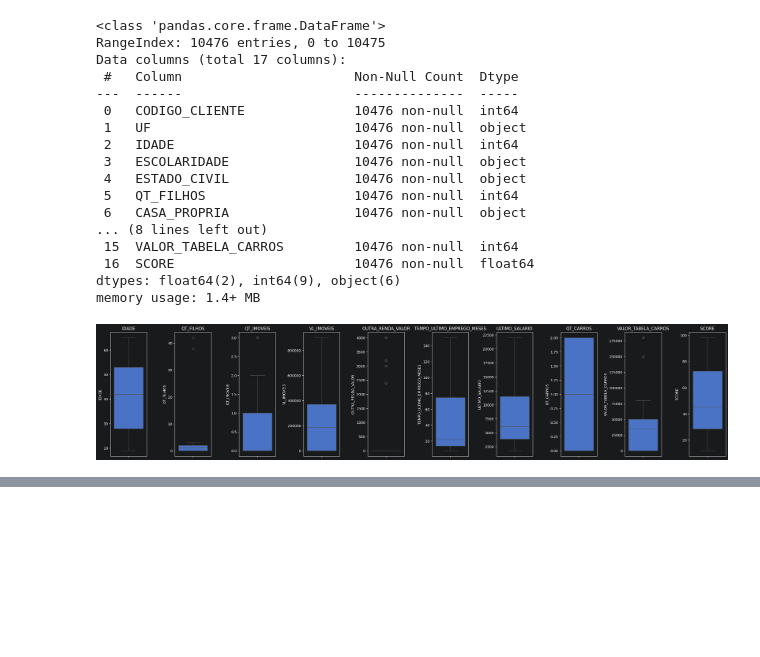
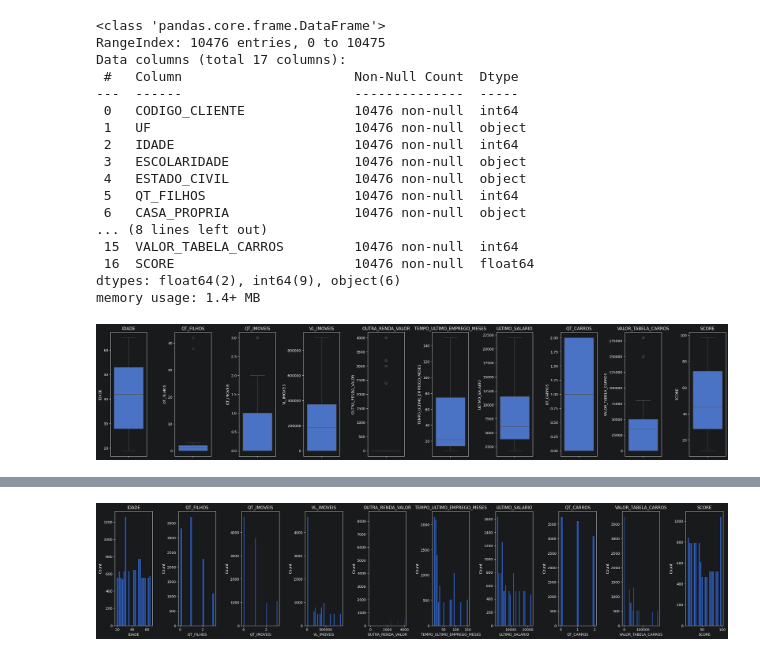
Before and after one commit to rafacasella/Portifolio_Ciencia_Dados, a Jupyter notebook: Credit_Score/Credit_Score.ipynb, the cells around one changed output, grey strips where cells are left out. Saved outputs shown, nothing was run; the diff lists cells and outputs as text; code cells hidden in the pictures; blank space fills up the shorter version.

```diff
--- a/Credit_Score/Credit_Score.ipynb
+++ b/Credit_Score/Credit_Score.ipynb
@@ -136,0 +146,3 @@ plt.show()
+# %%
+#Como só há 2 regisros podemos excluí-los:
+df.drop(df.loc[df['QT_FILHOS'] >6].index, inplace=True)
@@ -136,0 +187,13 @@ plt.show()
+# %%
+#Como as variáveis estão bem distribuídas, não são consideradas outliers.
+#Entretanto os dados parecem não estarem distribuidos de forma normal
+
+fig, axes = plt.subplots(1, len(colunas), figsize=(25, 6))
+for i, col in enumerate(colunas):
+    sns.histplot(x=df[col], ax=axes[i])
+    axes[i].set_title(col)
+plt.tight_layout(w_pad=2)
+fig.subplots_adjust(top=0.85)
+plt.show()
+# %% [output]
+[figure, added]
```
Also changed, not shown: parts of 5 cells of this notebook.
